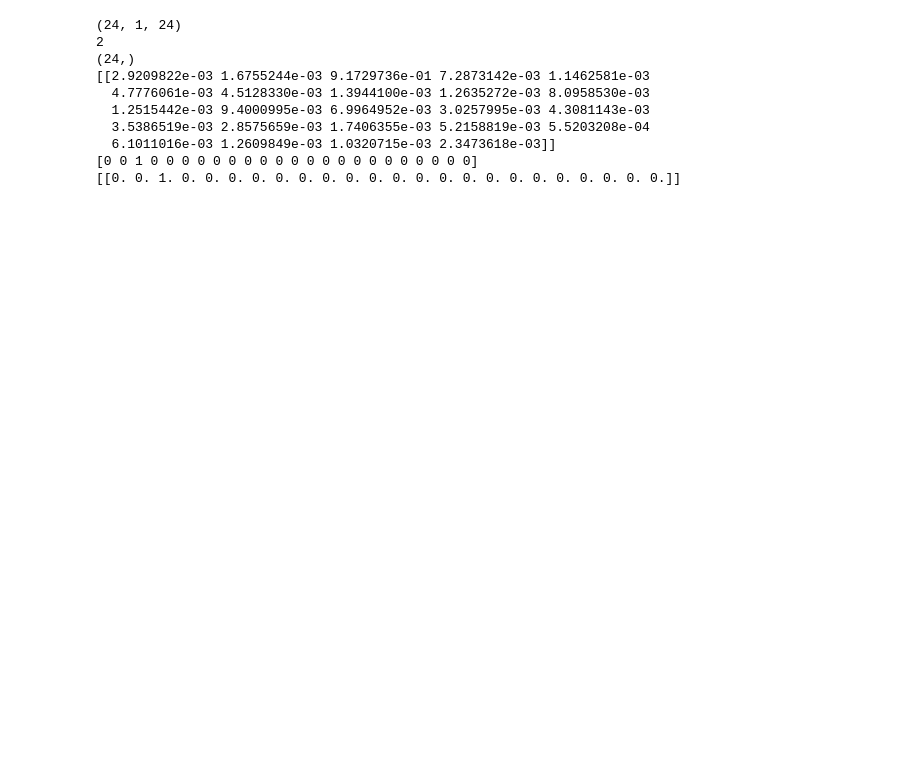
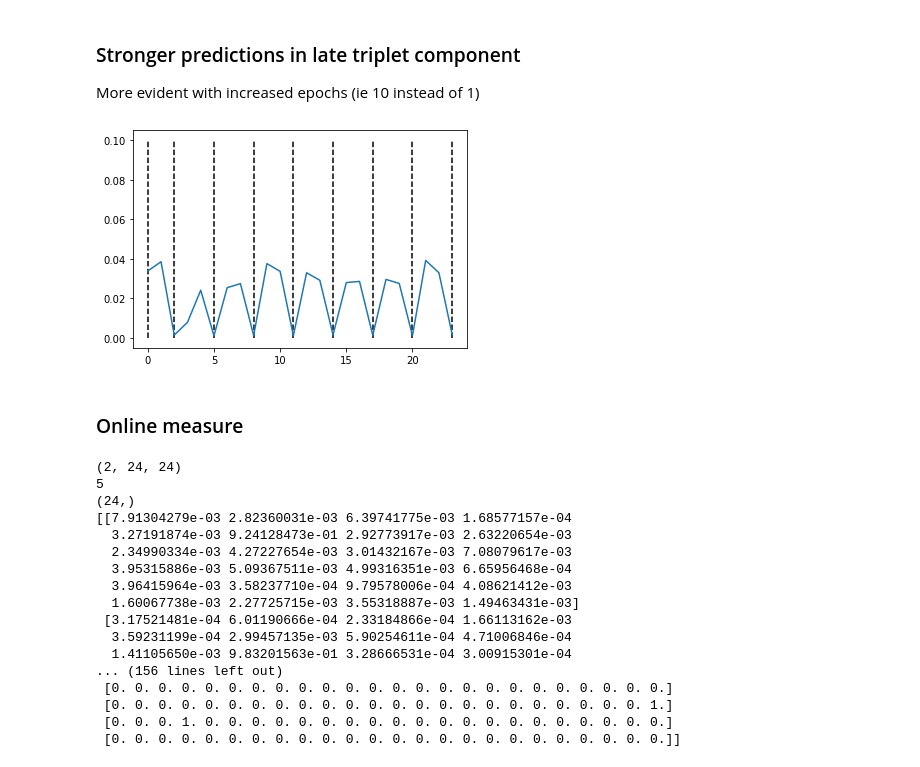
Before and after one commit to Altibertalt/thesis_model, a Jupyter notebook: modelling_version2.ipynb, the cells around one changed output. Cells and saved outputs as stored; diff of their text form; code cells hidden in the pictures; blank space fills up the shorter version.

```diff
--- a/modelling_version2.ipynb
+++ b/modelling_version2.ipynb
@@ -215,10 +252,22 @@ pred: i,  [0.00979851 0.00693463 0.05652093 0.06103029 0.00962088 0.06321742
+# %% [markdown]
+### Stronger predictions in late triplet component
+More evident with increased epochs (ie 10 instead of 1)
+# %%
+plt.plot(variances)
+triplets = [0,2,5,8,11,14,17,20,23]
+plt.vlines(triplets, ymin=0.0, ymax=0.1, color="black", linestyle="--")
+plt.show()
+# %% [output]
+[figure, added]
+# %% [markdown]
+### Online measure
 # %%
 # Generate a random 3D array for demonstration
 preds = model.predict(X_test)
 print(preds.shape)
 
 # Find the index of the maximum value
-max_index = np.argmax(preds[0])
+max_index = np.argmax(preds[0, 0])
 print(max_index)
 
 # Create a new array with all zeros and set the maximum value to 1
@@ -231,13 +280,20 @@ print(preds[0])
 print(new_array)
 print(y_test[0])
 # %% [output]
-(24, 1, 24)
-2
+(2, 24, 24)
+5
 (24,)
-[[2.9209822e-03 1.6755244e-03 9.1729736e-01 7.2873142e-03 1.1462581e-03
-  4.7776061e-03 4.5128330e-03 1.3944100e-03 1.2635272e-03 8.0958530e-03
-  1.2515442e-03 9.4000995e-03 6.9964952e-03 3.0257995e-03 4.3081143e-03
-  3.5386519e-03 2.8575659e-03 1.7406355e-03 5.2158819e-03 5.5203208e-04
-  6.1011016e-03 1.2609849e-03 1.0320715e-03 2.3473618e-03]]
-[0 0 1 0 0 0 0 0 0 0 0 0 0 0 0 0 0 0 0 0 0 0 0 0]
-[[0. 0. 1. 0. 0. 0. 0. 0. 0. 0. 0. 0. 0. 0. 0. 0. 0. 0. 0. 0. 0. 0. 0. 0.]]
+[[7.91304279e-03 2.82360031e-03 6.39741775e-03 1.68577157e-04
+  3.27191874e-03 9.24128473e-01 2.92773917e-03 2.63220654e-03
+  2.34990334e-03 4.27227654e-03 3.01432167e-03 7.08079617e-03
+  3.95315886e-03 5.09367511e-03 4.99316351e-03 6.65956468e-04
+  3.96415964e-03 3.58237710e-04 9.79578006e-04 4.08621412e-03
+  1.60067738e-03 2.27725715e-03 3.55318887e-03 1.49463431e-03]
+ [3.17521481e-04 6.01190666e-04 2.33184866e-04 1.66113162e-03
+  3.59231199e-04 2.99457135e-03 5.90254611e-04 4.71006846e-04
+  1.41105650e-03 9.83201563e-01 3.28666531e-04 3.00915301e-04
+... (156 lines left out)
+ [0. 0. 0. 0. 0. 0. 0. 0. 0. 0. 0. 0. 0. 0. 0. 0. 0. 0. 0. 0. 0. 0. 0. 0.]
+ [0. 0. 0. 0. 0. 0. 0. 0. 0. 0. 0. 0. 0. 0. 0. 0. 0. 0. 0. 0. 0. 0. 0. 1.]
+ [0. 0. 0. 1. 0. 0. 0. 0. 0. 0. 0. 0. 0. 0. 0. 0. 0. 0. 0. 0. 0. 0. 0. 0.]
+ [0. 0. 0. 0. 0. 0. 0. 0. 0. 0. 0. 0. 0. 0. 0. 0. 0. 0. 0. 0. 0. 0. 0. 0.]]
```
Also changed, not shown: parts of 10 cells of this notebook.
